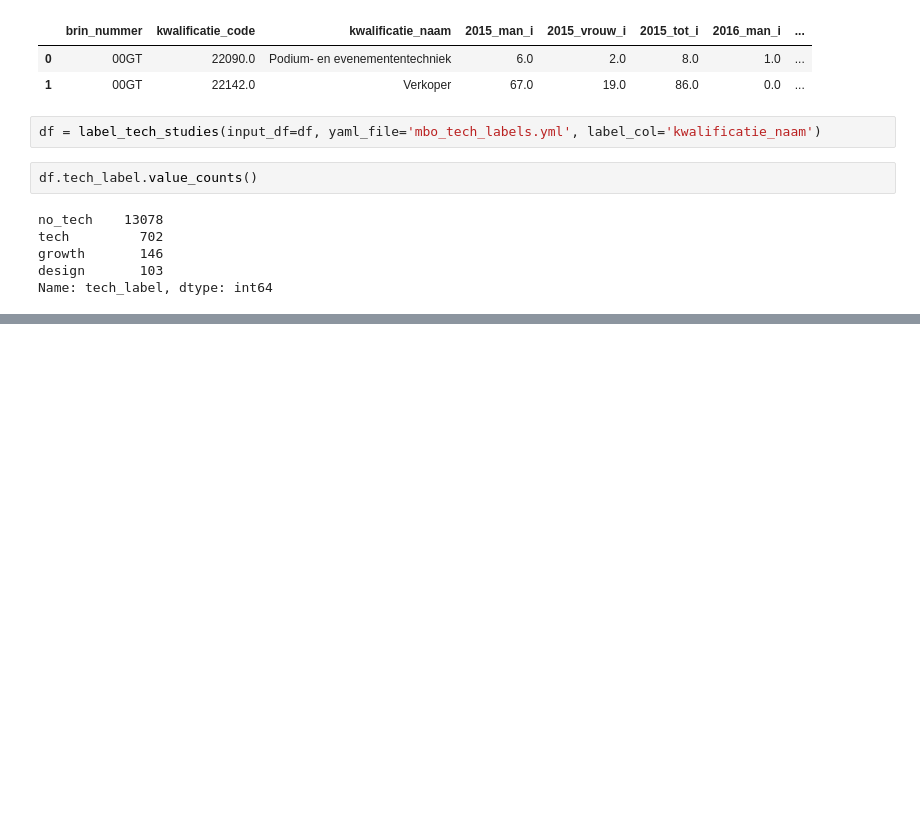
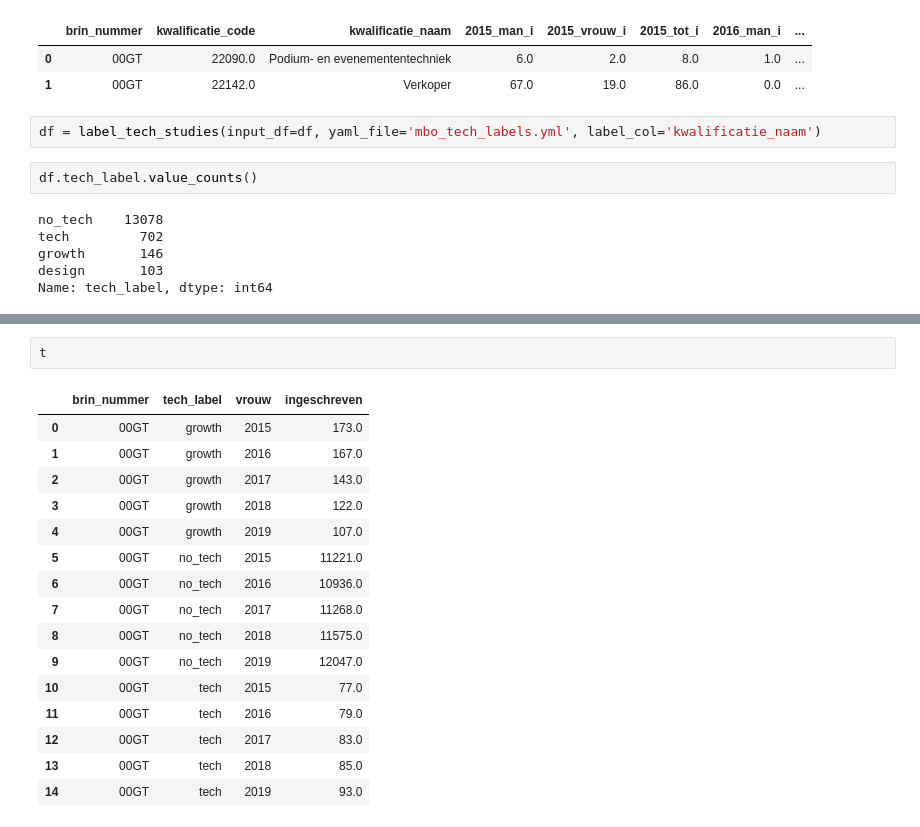
Before and after one commit to rmania/tekkieworden, a Jupyter notebook: packages/tekkieworden/tekkieworden/notebooks/mbo_munge.ipynb, the cells around one changed output, grey strips where cells are left out. Drawn from its saved outputs; the diff is of its cells as text; blank space fills up the shorter version.

```diff
--- a/packages/tekkieworden/tekkieworden/notebooks/mbo_munge.ipynb
+++ b/packages/tekkieworden/tekkieworden/notebooks/mbo_munge.ipynb
@@ -112,0 +205,19 @@ Name: tech_label, dtype: int64
+# %%
+t
+# %% [output]
+|  | brin_nummer | tech_label | vrouw | ingeschreven |
+| 0 | 00GT | growth | 2015 | 173.0 |
+| 1 | 00GT | growth | 2016 | 167.0 |
+| 2 | 00GT | growth | 2017 | 143.0 |
+| 3 | 00GT | growth | 2018 | 122.0 |
+| 4 | 00GT | growth | 2019 | 107.0 |
+| 5 | 00GT | no_tech | 2015 | 11221.0 |
+| 6 | 00GT | no_tech | 2016 | 10936.0 |
+| 7 | 00GT | no_tech | 2017 | 11268.0 |
+| 8 | 00GT | no_tech | 2018 | 11575.0 |
+| 9 | 00GT | no_tech | 2019 | 12047.0 |
+| 10 | 00GT | tech | 2015 | 77.0 |
+| 11 | 00GT | tech | 2016 | 79.0 |
+| 12 | 00GT | tech | 2017 | 83.0 |
+| 13 | 00GT | tech | 2018 | 85.0 |
+| 14 | 00GT | tech | 2019 | 93.0 |
```
Also changed, not shown: parts of 7 cells of this notebook, 4 other files.
